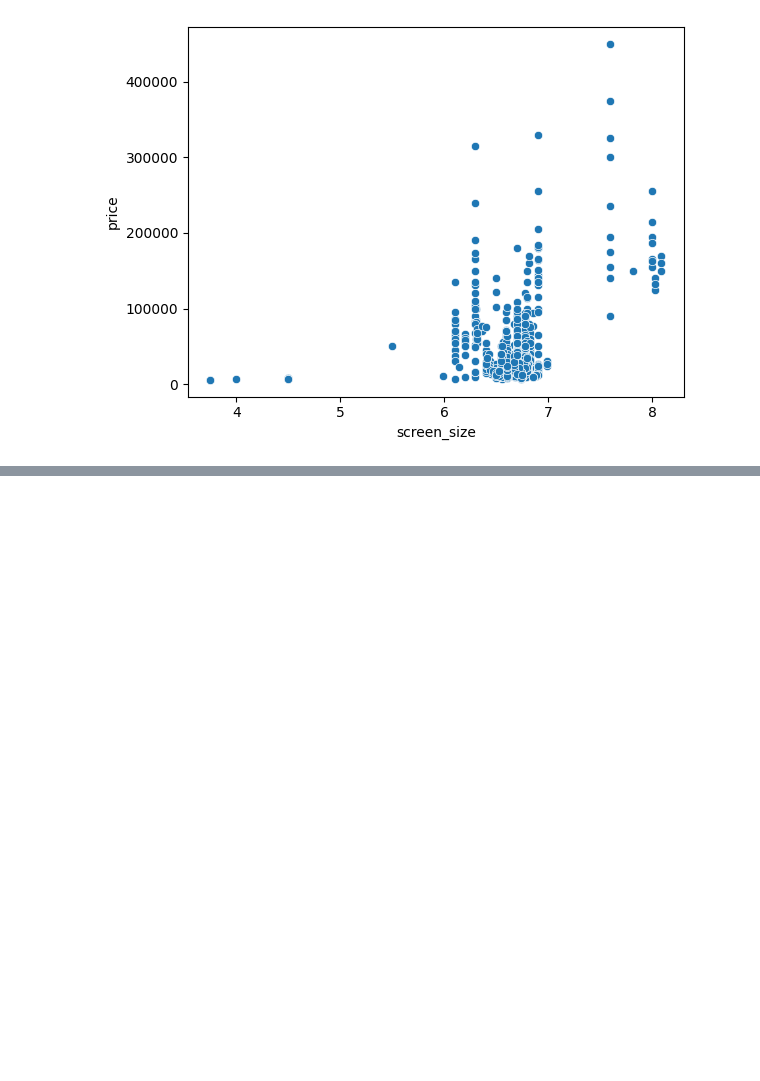
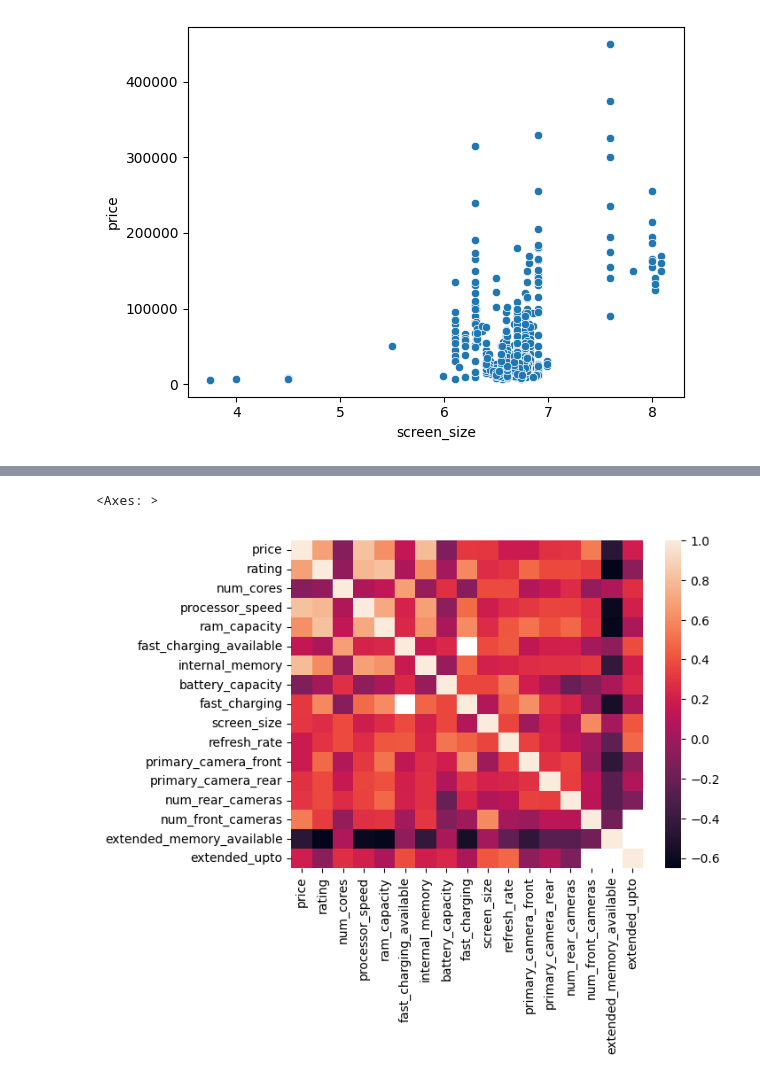
Before and after one commit to adilkamal2478/Adil_Pandas_Data_Preprocessing, a Jupyter notebook: EDA_on_smartphone_data_my_notes.ipynb, the cells around one changed output, grey strips where cells are left out. Cells and saved outputs as stored; diff of their text form; code cells hidden in the pictures; blank space fills up the shorter version.

```diff
--- a/EDA_on_smartphone_data_my_notes.ipynb
+++ b/EDA_on_smartphone_data_my_notes.ipynb
@@ -438,0 +460,5 @@ sns.scatterplot(data=df,x='screen_size',y='price')
+# %%
+sns.heatmap(df.select_dtypes('number').corr())
+# %% [output]
+<Axes: >
+[figure, added]
```
Also changed, not shown: parts of 18 cells of this notebook.
